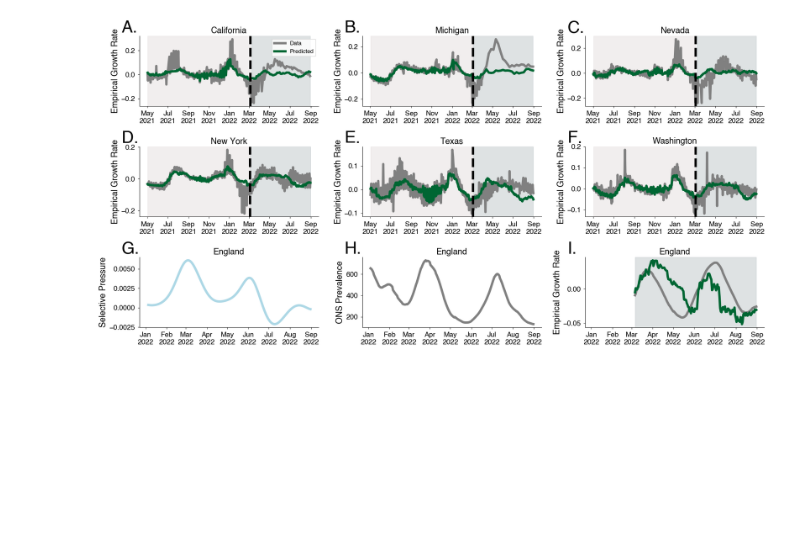
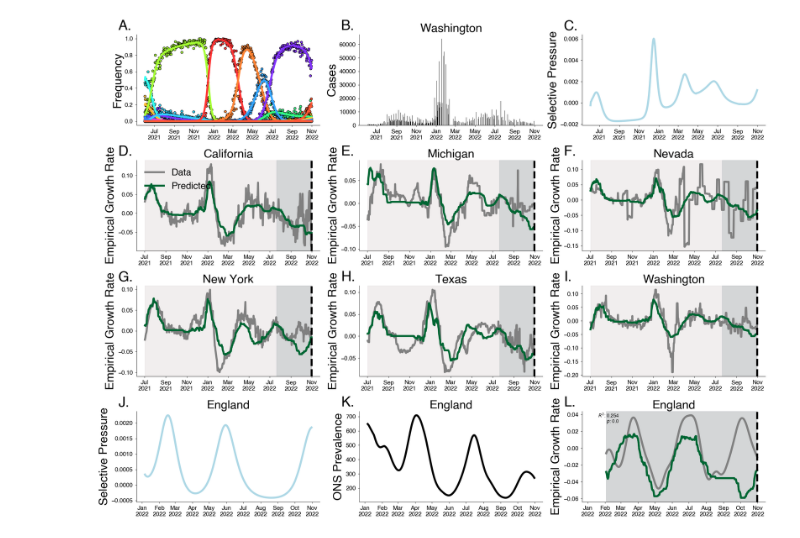
Before and after one commit to blab/relative-fitness-mechanisms, a Jupyter notebook: notebooks/SelectivePressureModelComparison.ipynb, the cells around one changed output. Saved outputs shown, nothing was run; the diff lists cells and outputs as text; code cells hidden in the pictures; blank space fills up the shorter version.

```diff
--- a/notebooks/SelectivePressureModelComparison.ipynb
+++ b/notebooks/SelectivePressureModelComparison.ipynb
@@ -22,6 +23,8 @@ selective_pressure_df = pd.read_csv("../data/selective_pressure_growth_cases.tsv
 
 selective_pressure_df["date"] = pd.to_datetime(selective_pressure_df["date"])
 selective_pressure_df = selective_pressure_df.dropna()
+# %%
+selective_pressure_df["log_smooth_cases"] = np.log(selective_pressure_df["smooth_cases"])
 # %%
 input_dfs = {}
 TARGET = "empirical_growth_rate"
@@ -93,0 +110,7 @@ predictions = best_model.predict(X_test)
+# %%
+with open('../data/posteriors/growth-rate-prediction/empirical_growth_rate.pkl','wb') as f:
+    pickle.dump(best_model,f)
+# %%
+# Loading best model
+with open('../data/posteriors/growth-rate-prediction/empirical_growth_rate.pkl','rb') as f:
+    best_model = pickle.load(f)
@@ -146,19 +173,68 @@ for l, loc in enumerate(locations):
 # Subset locations
 locations_subset = ["California",   "Michigan", "Nevada", "New York", "Texas", "Washington"]
 target_locations = ["England"]
+# %%
+from scipy import stats
+
+def fit_linear(_x, _y):
+    is_finite = ~np.isnan(_x) & ~np.isnan(_y)
+    x, y = _x[is_finite], _y[is_finite]
+    slope, intercept, r, p, se = stats.linregress(x, y)
+    xs = np.linspace(np.min(x), np.max(x), 20)
+    ys = intercept + slope * xs
+    return xs, ys, r, p
 # %%
-fig = plt.figure(figsize=(20, 10))
-spec = fig.add_gridspec(ncols=3, nrows=len(locations_subset) // 3 + 1)
+import evofr as ef
+from evofr.plotting import FrequencyPlot
+#from sklearn.metrics import r2_score
 
-TRAIN_PERIOD_COLOR, TEST_PERIOD_COLOR = "#d1c7c9", "#949fa5"
-PREDICTION_COLOR = "#006633"
-DATA_COLOR = "grey"
+fig = plt.figure(figsize=(24, 18))
+spec = fig.add_gridspec(ncols=3, nrows=len(locations_subset) // 3 +2)
 
 data = {loc: df for loc, df in selective_pressure_df.groupby("location")}
 axes = []
 
+example_state = "Washington"
+
+# Plotting single state as example
+ax = fig.add_subplot(spec[0])
+
+# Plotting variant frequencies
+with open("../data/posteriors/selective-pressure-analysis/color_map.pkl", 'rb') as f:
+    color_map = pickle.load(f)
+
+with open("../data/posteriors/selective-pressure-analysis/example_data.pkl", 'rb') as f:
+    example_data = pickle.load(f)
+
+example_post = ef.PosteriorHandler(data=example_data).load_posterior(f"../data/posteriors/selective-pressure-analysis/{example_state}.pkl")
+var_names = example_post.data.var_names
+var_idxs = [v for v in range(len(var_names))]
+raw_freq = example_data.seq_counts / example_data.seq_counts.sum(axis=-1)[:, None]
+for var_idx, variant in zip(var_idxs, var_names):
+    ax.plot(np.array(example_post.data.dates), example_post.samples["freq"][0, :, var_idx], color=color_map[variant])
+    ax.scatter(np.array(example_post.data.dates), raw_freq[:, var_idx], color=color_map[variant], ec="k")
+
+ax.set_ylabel("Frequency")
+ax.xaxis.set_major_formatter(mdates.DateFormatter('%b\n%Y'))
+axes.append(ax)
+
+# Example cases
+ax = fig.add_subplot(spec[1])
+ax.bar(data[example_state]["date"], data[example_state]["cases"], color="black")
+ax.xaxis.set_major_formatter(mdates.DateFormatter('%b\n%Y'))
+ax.set_ylabel("Cases")
+ax.set_title("Washington")
+axes.append(ax)
+
+# Example selective pressure
+ax = fig.add_subplot(spec[2])
+ax.plot(data[example_state]["date"], data[example_state]["selective_pressure"], color="lightblue")
+ax.xaxis.set_major_formatter(mdates.DateFormatter('%b\n%Y'))
+ax.set_ylabel("Selective Pressure")
+axes.append(ax)
+
 for l, loc in enumerate(locations_subset):
-    ax = fig.add_subplot(spec[l], sharex=None if l==0 else ax)
+    ax = fig.add_subplot(spec[l+3], sharex=None if l==0 else ax)
     loc_idx = locations_vec.values == loc
     loc_idx_train = loc_idx[X.index]
     loc_idx_test = loc_idx[X_test.index]
@@ -190,7 +266,7 @@ for l, loc in enumerate(locations_subset):
     # Format dates
     ax.xaxis.set_major_formatter(mdates.DateFormatter('%b\n%Y'))
     if l == 0:
-        ax.legend()
+        ax.legend(frameon=False, loc="upper left")
     axes.append(ax)
 
 # Add in target_locations
@@ -200,8 +276,7 @@ for l, loc in enumerate(target_locations):
     # Add selective pressure
     _l = 0
     ax = fig.add_subplot(spec[-1, 0], sharex=None if _l==0 else ax)
-    _, selective_pressure = compute_selective_pressure(posteriors[loc])
-    ax.plot(data[loc].dates, selective_pressure, color="lightblue")
+    ax.plot(data[loc]["date"], data[loc]["selective_pressure"], color="lightblue")
     ax.set_ylabel("Selective Pressure")
     ax.set_title(loc)
     ax.xaxis.set_major_formatter(mdates.DateFormatter('%b\n%Y'))
@@ -209,8 +284,7 @@ for l, loc in enumerate(target_locations):
 
     # Add prevalence
     ax = fig.add_subplot(spec[-1, 1], sharex = ax)
-    t_cases = [t for i, t in enumerate(data[loc].dates) if t in pd.to_datetime(cases[loc].date.values)]
-    ax.plot(t_cases, cases[loc].cases, color="gray")
+    ax.plot(data[loc]["date"], data[loc]["smooth_cases"], color="k")
     ax.set_title(loc)
     ax.xaxis.set_major_formatter(mdates.DateFormatter('%b\n%Y'))
     ax.set_ylabel("ONS Prevalence")
@@ -232,6 +306,18 @@ for l, loc in enumerate(target_locations):
 
     ax.plot(dates_vec[X.index][loc_idx_train], predictions[loc_idx_train], color=PREDICTION_COLOR, label="Predicted")
     ax.plot(dates_vec[X_test.index][loc_idx_test], predictions_test[loc_idx_test], color=PREDICTION_COLOR)
+
+    # Fit linear model
+    xs, ys, r, p = fit_linear(y_test[loc_idx_test].values[:, 0], predictions_test[loc_idx_test])
+    test_mae = np.mean(y_test[loc_idx_test].values[:, 0] - predictions_test[loc_idx_test])
+    print("MAE:", test_mae)
+
+    # Add regression statistics
+    stats_text = r'$R^2$: ' + str((r ** 2).round(3)) +"\n" r"$p$: " + str(p.round(5))
+    ax.text(0.2, 0.985, stats_text,
+            horizontalalignment='right',
+            verticalalignment='top',
+            transform=ax.transAxes)
 
     # Highlight test and training sets
     min_train_time, max_train_time = dates_vec[X.index][loc_idx_train].min(), dates_vec[X.index][loc_idx_train].max()
@@ -255,7 +341,5 @@ for ax, ax_label in zip(axes, ax_labels):
     ax.text(-0.1, 1.05, ax_label + ".", transform=ax.transAxes, size=36, weight='bold')
 fig.tight_layout()
 
-
-# TODO: Could add part that has variant frequencies
 fig.savefig("../manuscript/figures/selective_pressure_prediction.png")
 # %% [output]
@@ -262 +347 @@ fig.savefig("../manuscript/figures/selective_pressure_prediction.png")
-[figure, old version]
+[figure, new version]
```
Also changed, not shown: parts of 11 cells of this notebook, 19 other files.
